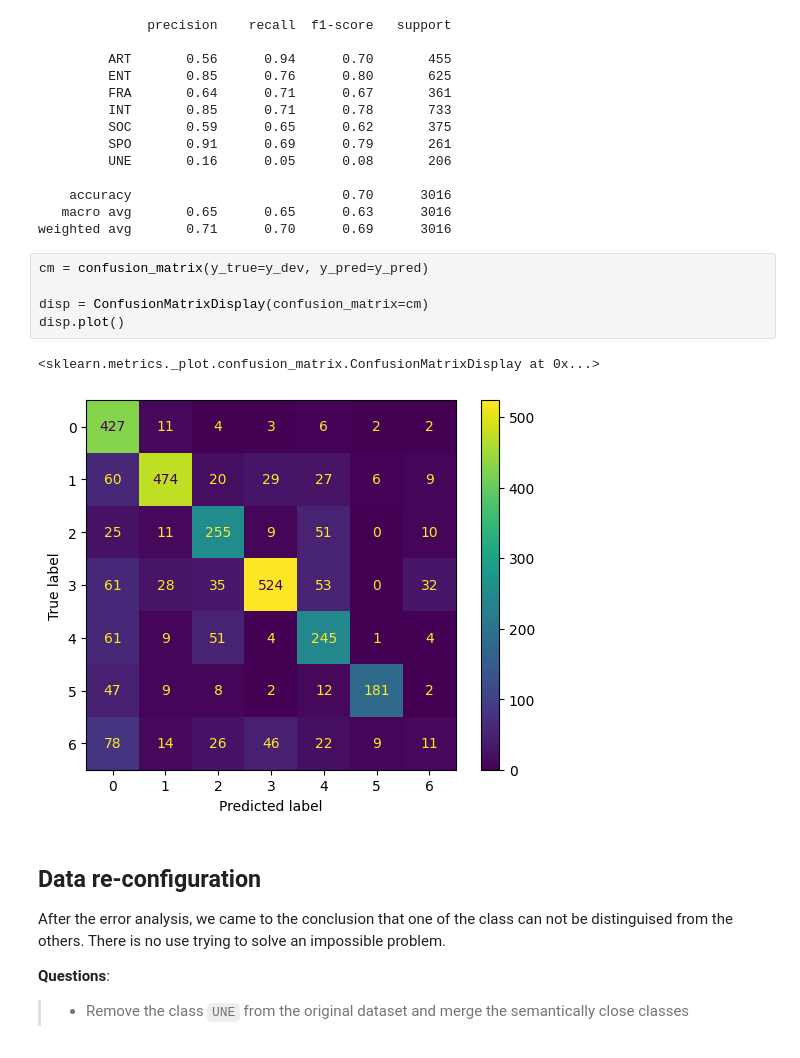
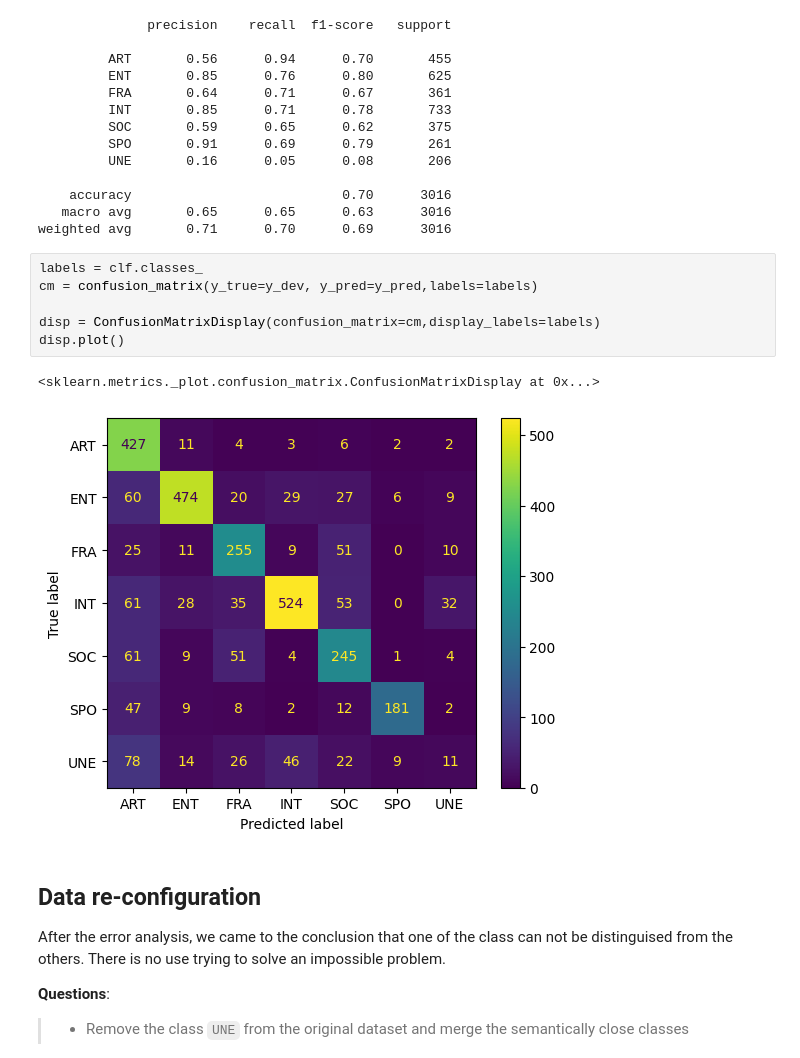
Before and after one commit to avnerelbaz3500/nlp-lab-text-classification, a Jupyter notebook: TextClassification_LeMonde.ipynb, the cells around one changed output. Drawn from its saved outputs; the diff is of its cells as text.

```diff
--- a/TextClassification_LeMonde.ipynb
+++ b/TextClassification_LeMonde.ipynb
@@ -240,13 +240,14 @@ print(classification_report(y_true=y_dev, y_pred=y_pred))
    macro avg       0.65      0.65      0.63      3016
 weighted avg       0.71      0.70      0.69      3016
 # %%
-cm = confusion_matrix(y_true=y_dev, y_pred=y_pred)
+labels = clf.classes_
+cm = confusion_matrix(y_true=y_dev, y_pred=y_pred,labels=labels)
 
-disp = ConfusionMatrixDisplay(confusion_matrix=cm)
+disp = ConfusionMatrixDisplay(confusion_matrix=cm,display_labels=labels)
 disp.plot()
 # %% [output]
 <sklearn.metrics._plot.confusion_matrix.ConfusionMatrixDisplay at 0x...>
-[figure, old version]
+[figure, new version]
 # %% [markdown]
 ## Data re-configuration
 After the error analysis, we came to the conclusion that one of the class can not be distinguised from the others. There is no use trying to solve an impossible problem.
```
Also changed, not shown: parts of 7 cells of this notebook.
